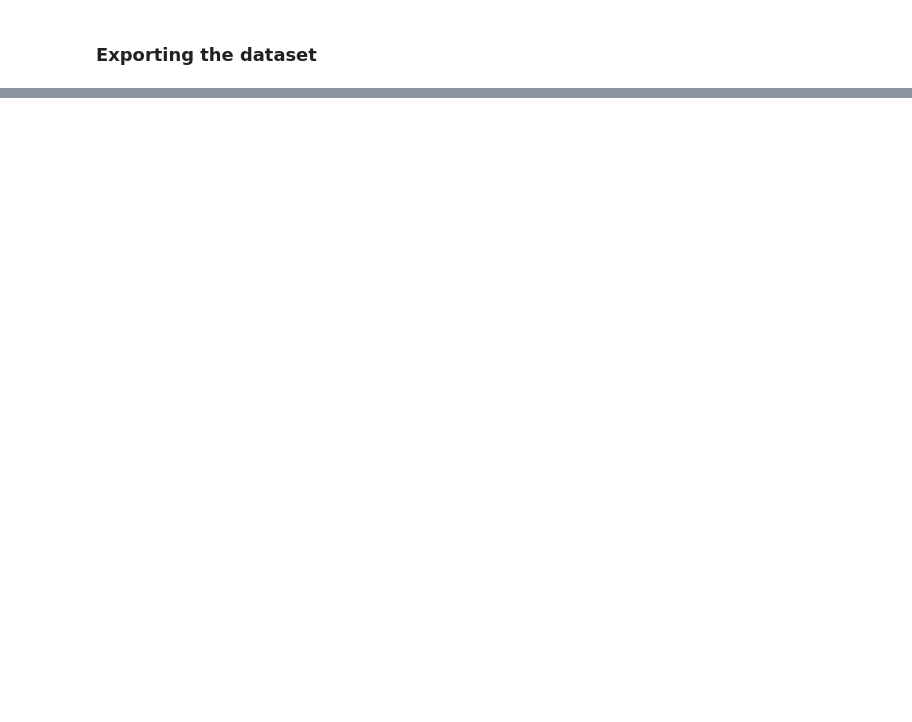
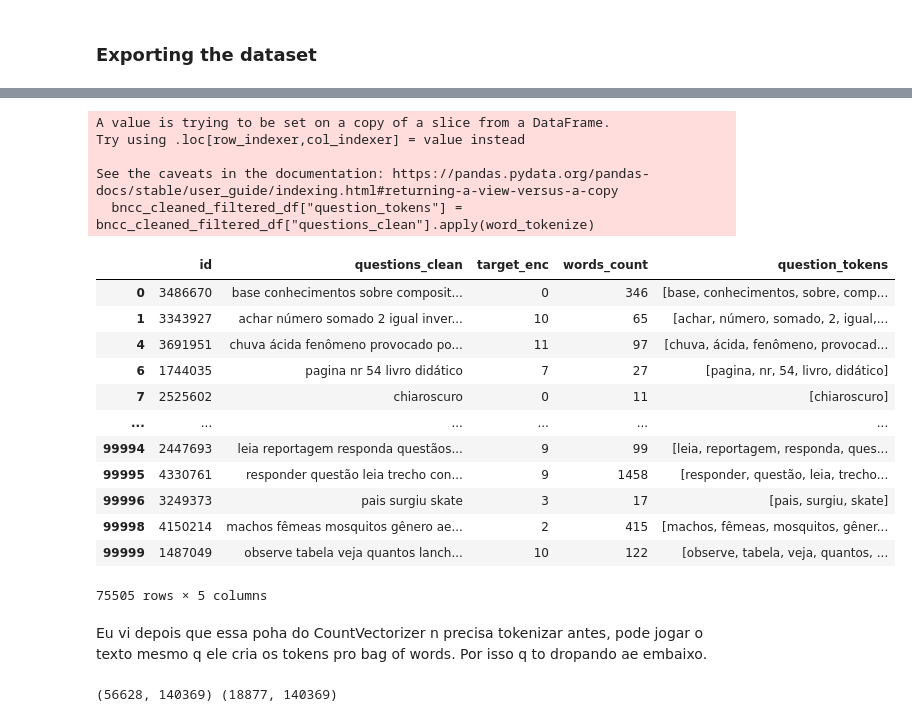
Before and after one commit to LucianoBatista/bncc-classifier, a Jupyter notebook: analysis/notebooks/pedro-02-03-2022-preprocessing.ipynb, the cells around one changed output, grey strips where cells are left out. Saved outputs shown, nothing was run; the diff lists cells and outputs as text; code cells hidden in the pictures; blank space fills up the shorter version.

```diff
--- a/analysis/notebooks/pedro-02-03-2022-preprocessing.ipynb
+++ b/analysis/notebooks/pedro-02-03-2022-preprocessing.ipynb
@@ -458,13 +229,0 @@ See the caveats in the documentation: https://pandas.pydata.org/pandas-docs/stab
-# %%
-n_rare_words = 10
-rarewords = set([w for (w, wc) in cnt.most_common()[:-n_rare_words-1:-1]])
-
-
-def remove_rarewords(text):
-       return " ".join([word for word in str(text).split() if word not in rarewords])
-
-
-df_bncc_copy_targets_bncc["questions_no_rare-words"] = df_bncc_copy_targets_bncc['questions_no_freq_words'].apply(
-    lambda text: remove_rarewords(text))
-
-df_bncc_copy_targets_bncc.head()
@@ -482,0 +230,6 @@ See the caveats in the documentation: https://pandas.pydata.org/pandas-docs/stab
+# %%
+# class to remove frq and rare, we can choose how many rare or frq words to remove
+remove_frq_rare = cleaning.RemoveFrqRare(df=df_bncc_copy_targets_bncc)
+remove_frq_rare.calc_frq_words()
+remove_frq_rare.calc_rare_words()
+bncc_cleaned_df = remove_frq_rare.remove_frq_and_rare()
@@ -504,2 +247,4 @@ df_bncc_model_two_curated.head()
+# %%
+bncc_cleaned_df = bncc_cleaned_df[["id", "questions_clean", "target_enc"]]
 # %%
 # Exporting
@@ -507,0 +256,5 @@ df_bncc_model_two_curated.to_csv('/home/pdsmoreau/data-science/tera/bncc-classif
+# %%
+# removing registers with zero chars
+bncc_cleaned_df["words_count"] = bncc_cleaned_df["questions_clean"].apply(len)
+bncc_cleaned_filtered_df = bncc_cleaned_df[bncc_cleaned_df["words_count"] != 0]
+bncc_cleaned_filtered_df
@@ -507,0 +275,27 @@ df_bncc_model_two_curated.to_csv('/home/pdsmoreau/data-science/tera/bncc-classif
+# %%
+# tokenization
+bncc_cleaned_filtered_df["question_tokens"] = bncc_cleaned_filtered_df[
+    "questions_clean"
+].apply(word_tokenize)
+bncc_cleaned_filtered_df
+# %% [output]
+A value is trying to be set on a copy of a slice from a DataFrame.
+Try using .loc[row_indexer,col_indexer] = value instead
+
+See the caveats in the documentation: https://pandas.pydata.org/pandas-docs/stable/user_guide/indexing.html#returning-a-view-versus-a-copy
+  bncc_cleaned_filtered_df["question_tokens"] = bncc_cleaned_filtered_df["questions_clean"].apply(word_tokenize)
+|  | id | questions_clean | target_enc | words_count | question_tokens |
+| 0 | 3486670 | base conhecimentos sobre composit... | 0 | 346 | [base, conhecimentos, sobre, comp... |
+| 1 | 3343927 | achar número somado 2 igual inver... | 10 | 65 | [achar, número, somado, 2, igual,... |
+| 4 | 3691951 | chuva ácida fenômeno provocado po... | 11 | 97 | [chuva, ácida, fenômeno, provocad... |
+| 6 | 1744035 | pagina nr 54 livro didático | 7 | 27 | [pagina, nr, 54, livro, didático] |
+| 7 | 2525602 | chiaroscuro | 0 | 11 | [chiaroscuro] |
+| ... | ... | ... | ... | ... | ... |
+| 99994 | 2447693 | leia reportagem responda questãos... | 9 | 99 | [leia, reportagem, responda, ques... |
+| 99995 | 4330761 | responder questão leia trecho con... | 9 | 1458 | [responder, questão, leia, trecho... |
+| 99996 | 3249373 | pais surgiu skate | 3 | 17 | [pais, surgiu, skate] |
+| 99998 | 4150214 | machos fêmeas mosquitos gênero ae... | 2 | 415 | [machos, fêmeas, mosquitos, gêner... |
+| 99999 | 1487049 | observe tabela veja quantos lanch... | 10 | 122 | [observe, tabela, veja, quantos, ... |
+75505 rows × 5 columns
+# %% [markdown]
+Eu vi depois que essa poha do CountVectorizer n precisa tokenizar antes, pode jogar o texto mesmo q ele cria os tokens pro bag of words. Por isso q to dropando ae embaixo.
@@ -507,0 +311,8 @@ df_bncc_model_two_curated.to_csv('/home/pdsmoreau/data-science/tera/bncc-classif
+# %%
+# bow vect
+vectBOW = feature_extraction.text.CountVectorizer()
+X_train_trans = vectBOW.fit_transform(X_train["questions_clean"])
+X_test_trans = vectBOW.transform(X_test["questions_clean"])
+print(X_train_trans.shape, X_test_trans.shape)
+# %% [output]
+(56628, 140369) (18877, 140369)
```
Also changed, not shown: parts of 41 cells of this notebook, 6 other files.
